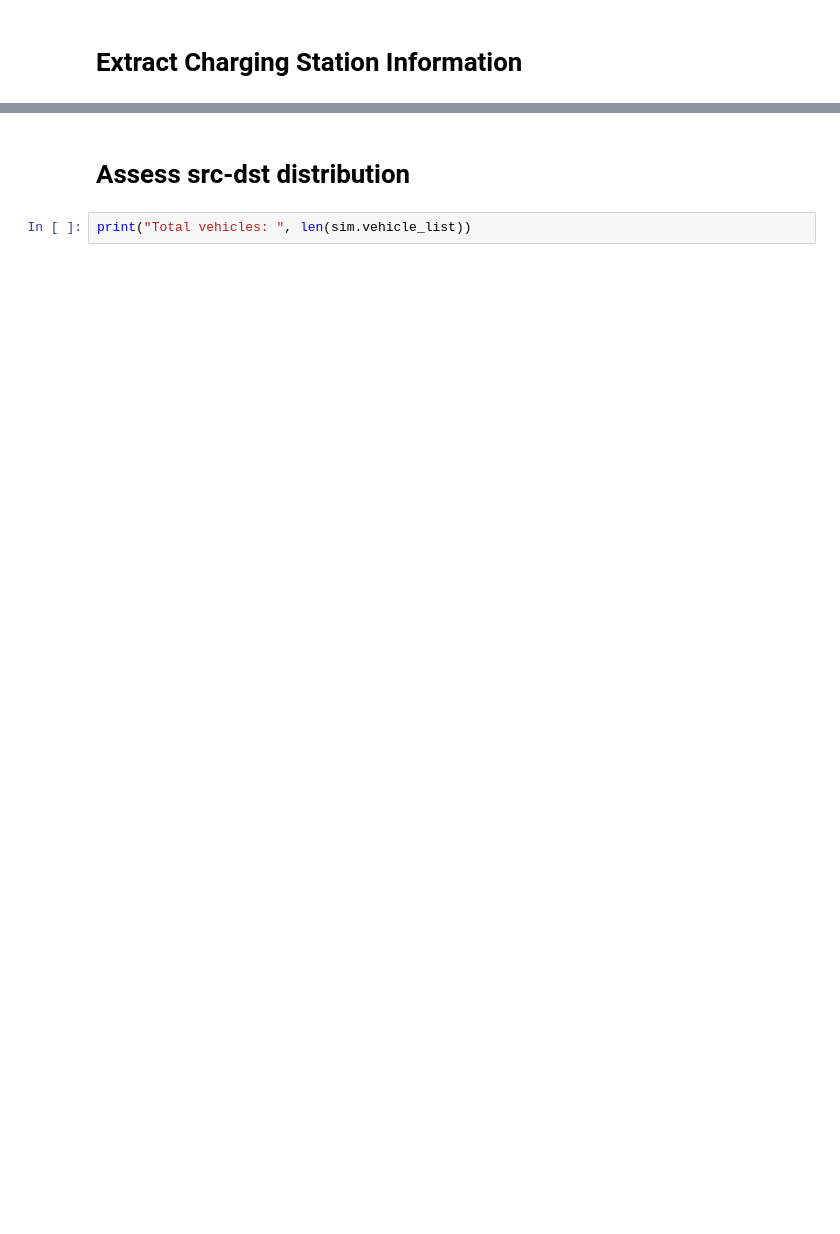
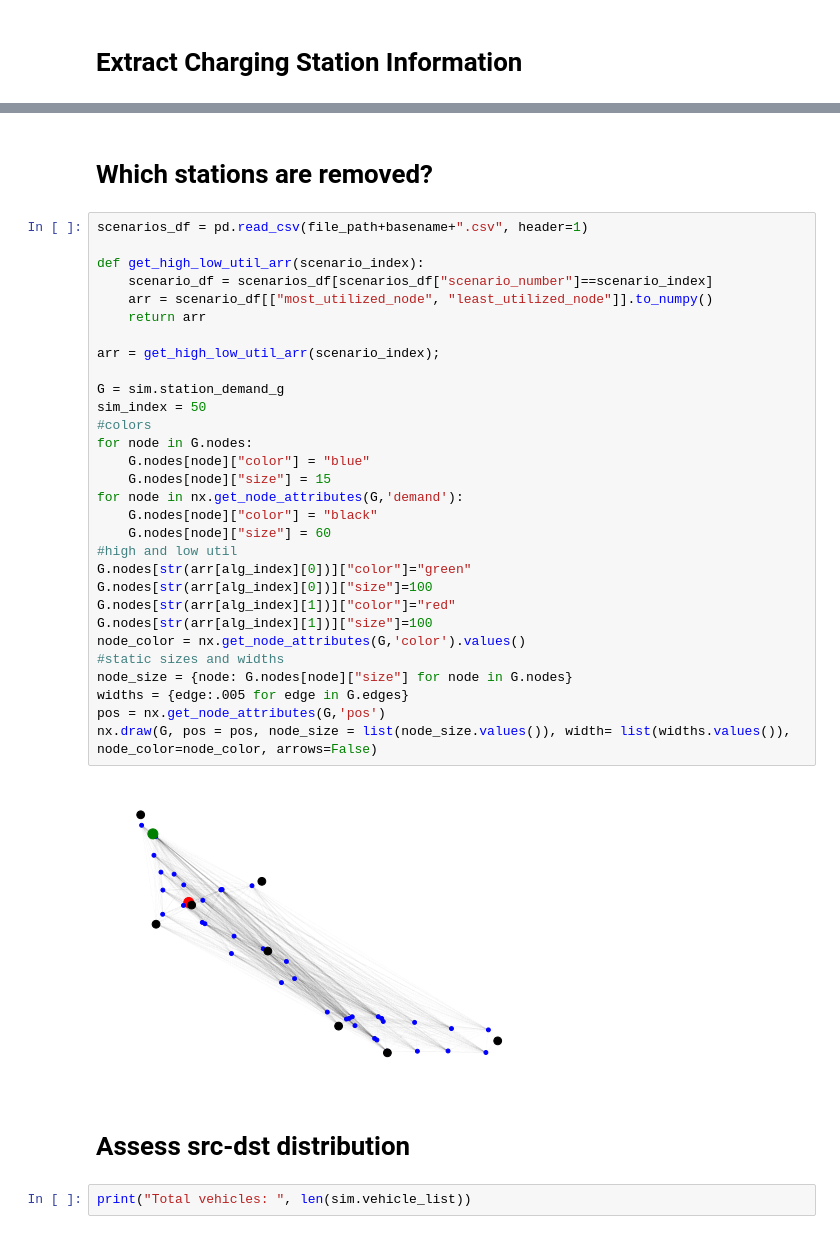
Before and after one commit to alandler/i5_freight_simulation, a Jupyter notebook: Results.ipynb, the cells around one changed output, grey strips where cells are left out. Cells and saved outputs as stored; diff of their text form; blank space fills up the shorter version.

```diff
--- a/Results.ipynb
+++ b/Results.ipynb
@@ -134,3 +137,37 @@ get_charging_passed_unseen(sim)
+# %% [markdown]
+# Which stations are removed?
+# %%
+scenarios_df = pd.read_csv(file_path+basename+".csv", header=1)
+
+def get_high_low_util_arr(scenario_index):
+    scenario_df = scenarios_df[scenarios_df["scenario_number"]==scenario_index]
+    arr = scenario_df[["most_utilized_node", "least_utilized_node"]].to_numpy()
+    return arr
+
+arr = get_high_low_util_arr(scenario_index);
+
+G = sim.station_demand_g
+sim_index = 50
+#colors
+for node in G.nodes:
+    G.nodes[node]["color"] = "blue"
+    G.nodes[node]["size"] = 15
+for node in nx.get_node_attributes(G,'demand'):
+    G.nodes[node]["color"] = "black"
+    G.nodes[node]["size"] = 60
+#high and low util
+G.nodes[str(arr[alg_index][0])]["color"]="green"
+G.nodes[str(arr[alg_index][0])]["size"]=100
+G.nodes[str(arr[alg_index][1])]["color"]="red"
+G.nodes[str(arr[alg_index][1])]["size"]=100
+node_color = nx.get_node_attributes(G,'color').values()
+#static sizes and widths
+node_size = {node: G.nodes[node]["size"] for node in G.nodes}
+widths = {edge:.005 for edge in G.edges}
+pos = nx.get_node_attributes(G,'pos')
+nx.draw(G, pos = pos, node_size = list(node_size.values()), width= list(widths.values()), node_color=node_color, arrows=False)
+# %% [output]
+[figure, added]
 # %% [markdown]
 # Assess src-dst distribution
 # %%
```
Also changed, not shown: parts of 31 cells of this notebook, 2 other files.
